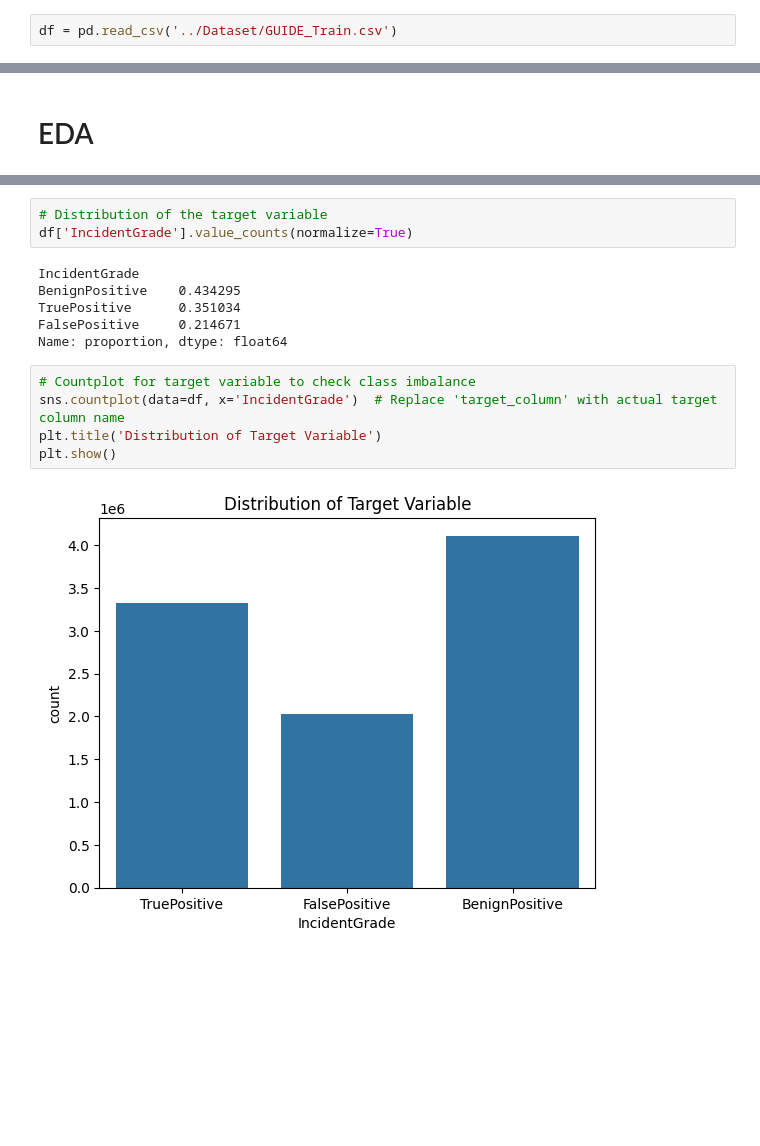
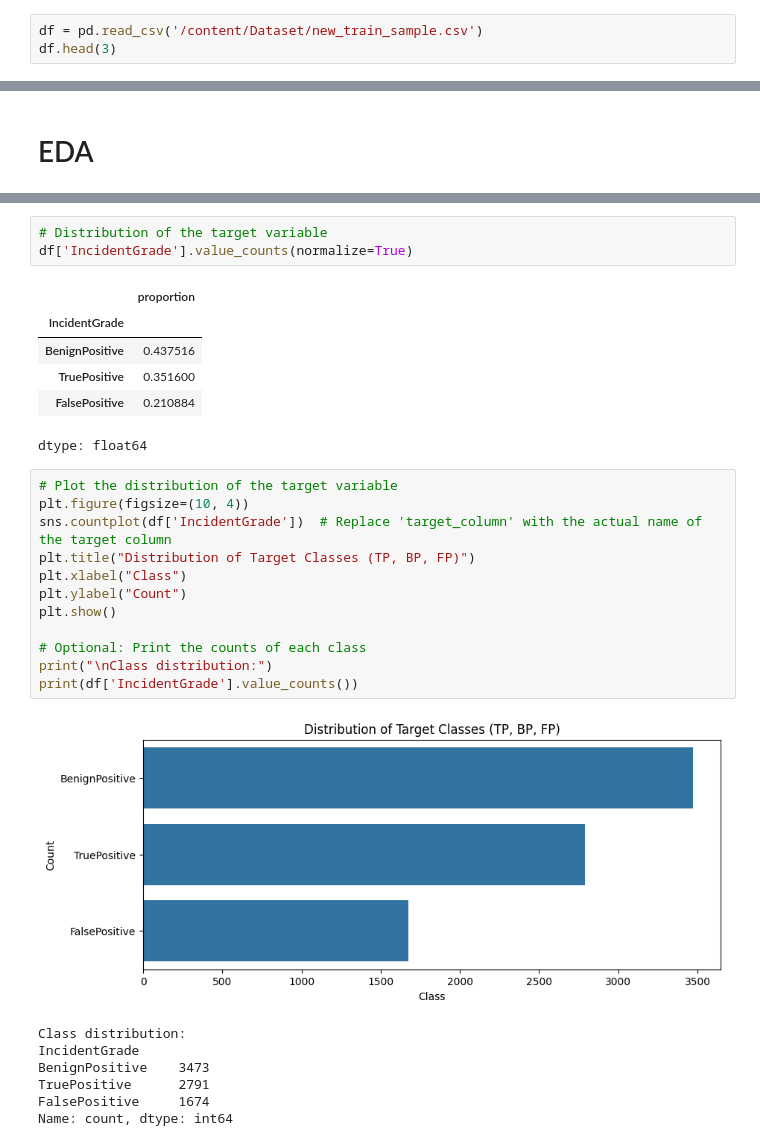
Before and after one commit to Avijit-Jana/Classifying_Cybersecurity_Incidents_Machine_Learning, a Jupyter notebook: NoteBooks/Data_Exploration_&_Understanding.ipynb, the cells around one changed output, grey strips where cells are left out. Cells and saved outputs as stored; diff of their text form; blank space fills up the shorter version.

```diff
--- a/NoteBooks/Data_Exploration_&_Understanding.ipynb
+++ b/NoteBooks/Data_Exploration_&_Understanding.ipynb
@@ -6,4 +6,5 @@ import numpy as np
 import seaborn as sns
 import matplotlib.pyplot as plt
 # %%
-df = pd.read_csv('../Dataset/GUIDE_Train.csv')
+df = pd.read_csv('/content/Dataset/new_train_sample.csv')
+df.head(3)
@@ -56,17 +58,31 @@ df.describe()   # summary statistics
 # Distribution of the target variable
 df['IncidentGrade'].value_counts(normalize=True)
 # %% [output]
+|  | proportion |
+| IncidentGrade |  |
+| BenignPositive | 0.437516 |
+| TruePositive | 0.351600 |
+| FalsePositive | 0.210884 |
-IncidentGrade
-BenignPositive    0.434295
-TruePositive      0.351034
-FalsePositive     0.214671
-Name: proportion, dtype: float64
+dtype: float64
 # %%
-# Countplot for target variable to check class imbalance
-sns.countplot(data=df, x='IncidentGrade')  # Replace 'target_column' with actual target column name
-plt.title('Distribution of Target Variable')
+# Plot the distribution of the target variable
+plt.figure(figsize=(10, 4))
+sns.countplot(df['IncidentGrade'])  # Replace 'target_column' with the actual name of the target column
+plt.title("Distribution of Target Classes (TP, BP, FP)")
+plt.xlabel("Class")
+plt.ylabel("Count")
 plt.show()
+
+# Optional: Print the counts of each class
+print("\nClass distribution:")
+print(df['IncidentGrade'].value_counts())
 # %% [output]
-[figure, old version]
+[figure, new version]
+Class distribution:
+IncidentGrade
+BenignPositive    3473
+TruePositive      2791
+FalsePositive     1674
+Name: count, dtype: int64
 # %%
 # Histograms for numerical features
```
Also changed, not shown: parts of 8 cells of this notebook.
